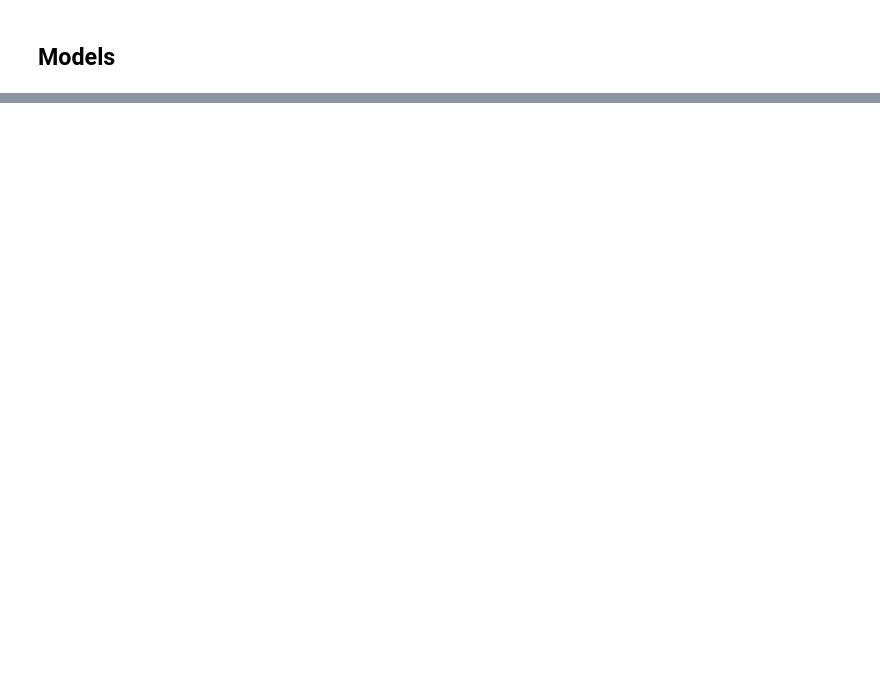
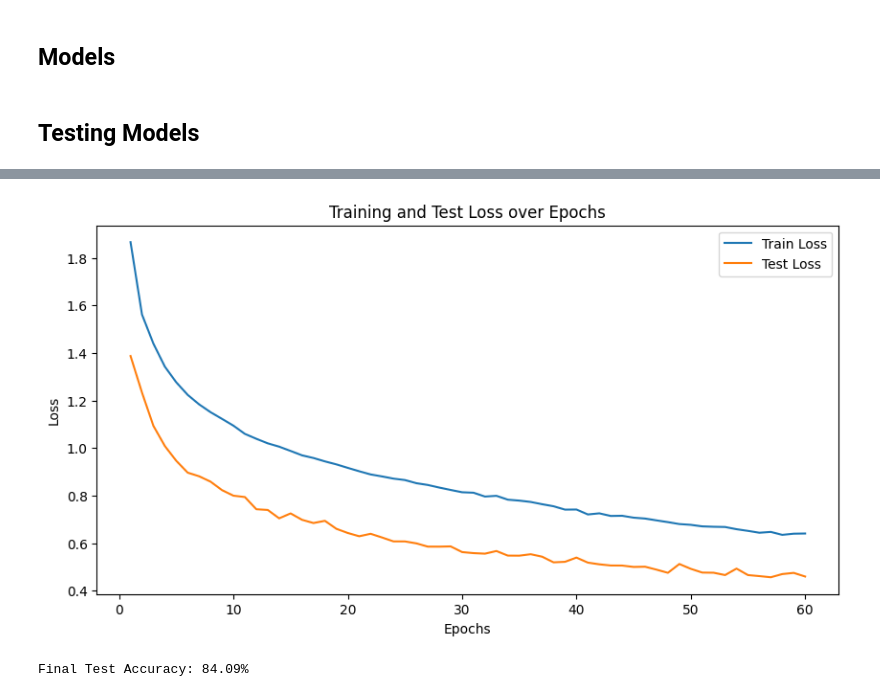
Before and after one commit to yashc73080/CS462-Deep-Learning, a Jupyter notebook: HW4/best_cifar.ipynb, the cells around one changed output, grey strips where cells are left out. Cells and saved outputs as stored; diff of their text form; code cells hidden in the pictures; blank space fills up the shorter version.

Commit message:
Decent accuracy with resnet

```diff
--- a/HW4/best_cifar.ipynb
+++ b/HW4/best_cifar.ipynb
@@ -29,10 +30,19 @@ Load Data
 # %%
 # CIFAR-10 (32x32 RGB)
 normalize = transforms.Normalize( mean=[0.4914, 0.4822, 0.4465], std=[0.2023, 0.1994, 0.2010], )
-transform = transforms.Compose([ transforms.Resize((224,224)), transforms.ToTensor(), normalize])
+# Add augmentation to the training transform
+train_transform = transforms.Compose([
+    transforms.RandomCrop(32, padding=4),
+    transforms.RandomHorizontalFlip(),
+    transforms.RandomRotation(15),
+    transforms.ColorJitter(brightness=0.2, contrast=0.2, saturation=0.2),
+    transforms.ToTensor(),
+    normalize
+])
+test_transform = transforms.Compose([transforms.ToTensor(), normalize])
 
-cifar_train_ds = datasets.CIFAR10(root="./data", train=True, download=True, transform=transform)
-cifar_test_ds  = datasets.CIFAR10(root="./data", train=False, download=True, transform=transform)
+cifar_train_ds = datasets.CIFAR10(root="./data", train=True, download=True, transform=train_transform)
+cifar_test_ds  = datasets.CIFAR10(root="./data", train=False, download=True, transform=test_transform)
 
 cifar_train_loader = DataLoader(cifar_train_ds, batch_size=256, shuffle=True, num_workers=0, pin_memory=True)
 cifar_test_loader  = DataLoader(cifar_test_ds,  batch_size=512, shuffle=False, num_workers=0, pin_memory=True)
@@ -83,12 +212,20 @@ class ConvNetwork(nn.Module):
 # %%
-def train_model(model, train_loader, test_loader, num_epochs=10, lr=0.001, plot=False, device='cpu'):
+def train_model(model, train_loader, test_loader, num_epochs=10, lr=0.001, decay=0.0001, plot=False, device='cpu',
+                start_epoch=0, checkpoint_path=None, save_checkpoint_path=None, resume=False):
     model.to(device)
     train_losses, test_losses = [], []
 
     criterion = nn.CrossEntropyLoss()
-    optimizer = optim.Adam(model.parameters(), lr=lr, weight_decay=0.0001)
+    optimizer = optim.Adam(model.parameters(), lr=lr, weight_decay=decay)
+    scheduler = optim.lr_scheduler.CosineAnnealingLR(optimizer, T_max=max(1, num_epochs))
 
-    for epoch in range(num_epochs):
+    if resume and checkpoint_path is not None and os.path.exists(checkpoint_path):
+        checkpoint_epoch = load_checkpoint(checkpoint_path, model, optimizer, scheduler, device=device)
+        # resume from the next epoch
+        start_epoch = checkpoint_epoch
+
+    for epoch in range(start_epoch, num_epochs):
+
         model.train()
         running_loss = 0.0
         for inputs, labels in train_loader:
@@ -101,6 +238,8 @@ def train_model(model, train_loader, test_loader, num_epochs=10, lr=0.001, plot=
             optimizer.step()
 
             running_loss += loss.item() * inputs.size(0)
+
+        scheduler.step()
 
         epoch_loss = running_loss / len(train_loader.dataset)
         train_losses.append(epoch_loss)
@@ -121,8 +260,10 @@ def train_model(model, train_loader, test_loader, num_epochs=10, lr=0.001, plot=
         epoch_test_loss = test_running_loss / len(test_loader.dataset)
         test_losses.append(epoch_test_loss)
 
-        if epoch % 1 == 0 or epoch == num_epochs - 1:
-            print(f"Epoch {epoch+1}/{num_epochs}, Train Loss: {epoch_loss:.4f}, Test Loss: {epoch_test_loss:.4f}")
+        print(f"Epoch {epoch+1}/{num_epochs}, Train Loss: {epoch_loss:.4f}, Test Loss: {epoch_test_loss:.4f}")
+
+        if save_checkpoint_path is not None:
+            save_checkpoint(save_checkpoint_path, model, optimizer, scheduler, epoch + 1)
 
     if plot:
         plt.figure(figsize=(10, 5))
@@ -150,9 +291,12 @@ def test_model(model, test_loader, device='cpu'):
 
     accuracy = 100 * correct / total
     return accuracy
+# %% [markdown]
+## Testing Models
 # %%
 cnn = ConvNetwork(input_size=(3, 32, 32), device=device)
-cnn, train_losses, test_losses = train_model(cnn, cifar_train_loader, cifar_test_loader, num_epochs=20, lr=0.001, plot=True, device=device)
+cnn, train_losses, test_losses = train_model(cnn, cifar_train_loader, cifar_test_loader, num_epochs=60, lr=0.0005, plot=True, device=device)
 final_test_accuracy = test_model(cnn, cifar_test_loader, device=device)
 
 print(f"Final Test Accuracy: {final_test_accuracy:.2f}%")
+# %% [output]
@@ -158,0 +320,2 @@ print(f"Final Test Accuracy: {final_test_accuracy:.2f}%")
+[figure, added]
+Final Test Accuracy: 84.09%
```
Also changed, not shown: parts of 9 cells of this notebook, 1 other file.
